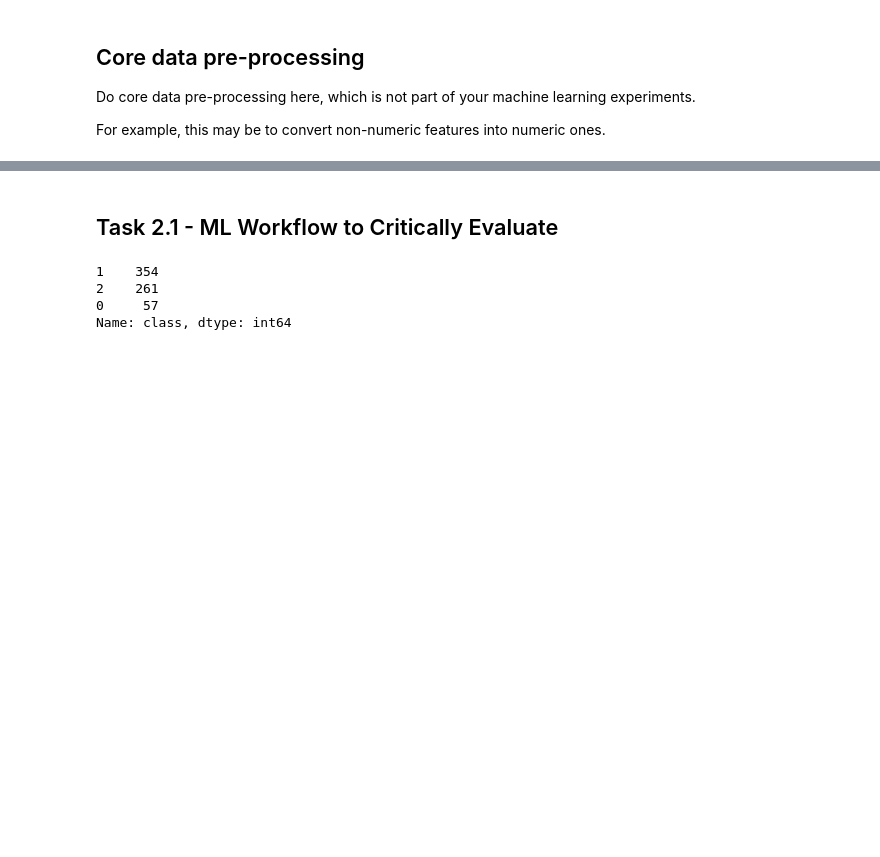
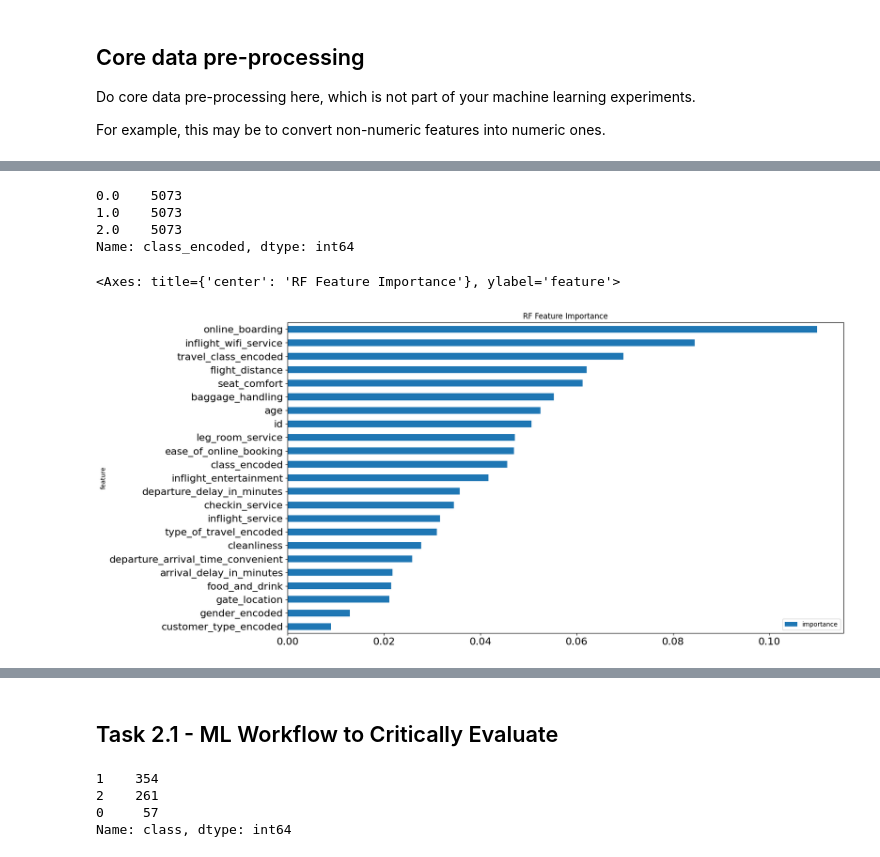
Before and after one commit to alexpoultr/introduction-to-github, a Jupyter notebook: ml-assignment-airline.ipynb, the cells around one changed output, grey strips where cells are left out. Cells and saved outputs as stored; diff of their text form; code cells hidden in the pictures; blank space fills up the shorter version.

```diff
--- a/ml-assignment-airline.ipynb
+++ b/ml-assignment-airline.ipynb
@@ -597,0 +649,23 @@ print(df.head())
+# %%
+df_majority = train_df[train_df.class_encoded == 1]
+df_middle = train_df[train_df.class_encoded == 2]
+df_minority = train_df[train_df.class_encoded == 0]
+
+df_minority_upsampled = resample(df_minority,
+                                 replace=True,
+                                 n_samples=5073,
+                                 random_state=1)
+
+df_middle_upsampled = resample(df_middle,
+                               replace=True,
+                               n_samples=5073,
+                               random_state=1)
+
+train_df_upsampled = pd.concat([df_minority_upsampled, df_majority, df_middle_upsampled])
+
+print(train_df_upsampled.class_encoded.value_counts())
+# %% [output]
+0.0    5073
+1.0    5073
+2.0    5073
+Name: class_encoded, dtype: int64
@@ -597,0 +701,30 @@ print(df.head())
+# %%
+# Instantiating RandomForest classifier (with default hyper-parameter values)
+model = RandomForestClassifier(n_estimators=200,random_state=None)
+
+# 5-fold cross validation, returning a trained model
+scores = cross_validate(model, X, y, cv=5, return_estimator=True)
+
+# Getting the trained model from the 1st fold
+estimator = scores['estimator'][0]
+# %%
+feature_importance_df = pd.DataFrame()
+feature_columns = ['id', 'age', 'flight_distance', 'inflight_wifi_service', 'departure_arrival_time_convenient', 'ease_of_online_booking', 'gate_location', 'food_and_drink', 'online_boarding',
+                   'seat_comfort', 'inflight_entertainment', 'leg_room_service', 'baggage_handling', 'checkin_service', 'inflight_service', 'cleanliness', 'departure_delay_in_minutes', 'arrival_delay_in_minutes', 'gender_encoded', 'customer_type_encoded', 'type_of_travel_encoded',
+                   'travel_class_encoded', 'class_encoded']
+
+feature_importance_df['feature'] = feature_columns
+feature_importance_df['importance'] = estimator.feature_importances_
+
+feature_importance_df = feature_importance_df.sort_values(by='importance', ascending=True)
+# %%
+feature_importance_df.plot(kind='barh',
+                           x='feature',
+                           y='importance',
+                           title='RF Feature Importance',
+                           xlabel='',
+                           figsize=(16, 9),
+                           fontsize=16)
+# %% [output]
+<Axes: title={'center': 'RF Feature Importance'}, ylabel='feature'>
+[figure, added]
```
Also changed, not shown: parts of 83 cells of this notebook.
